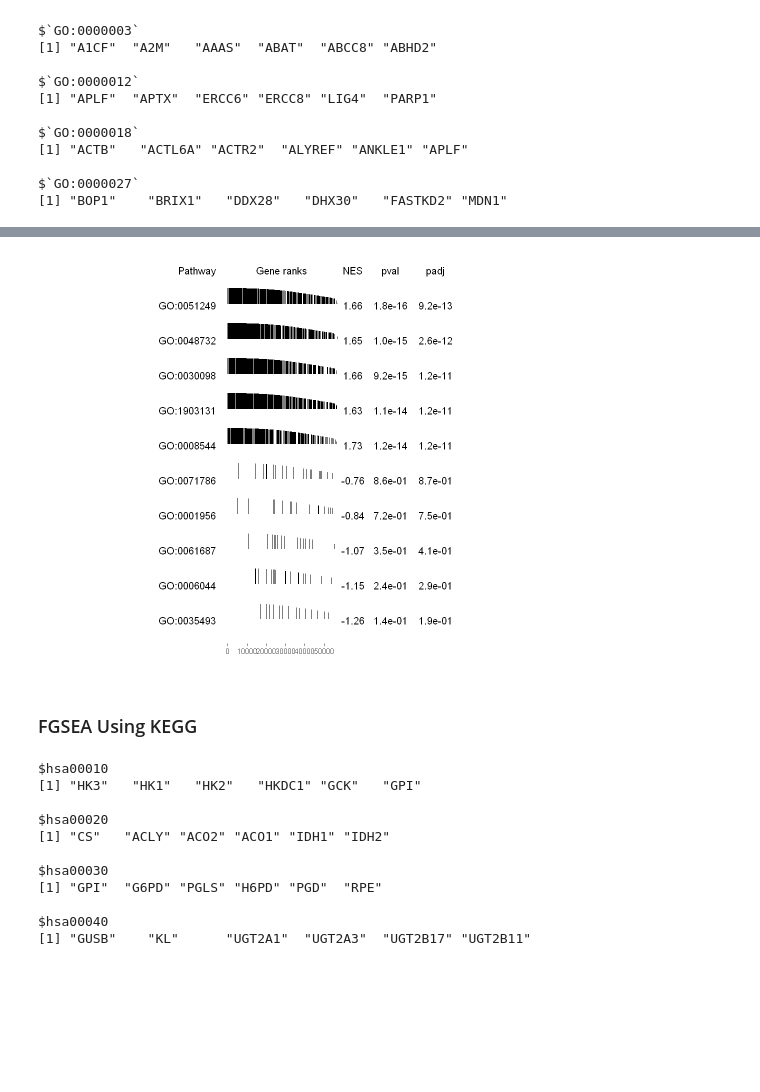
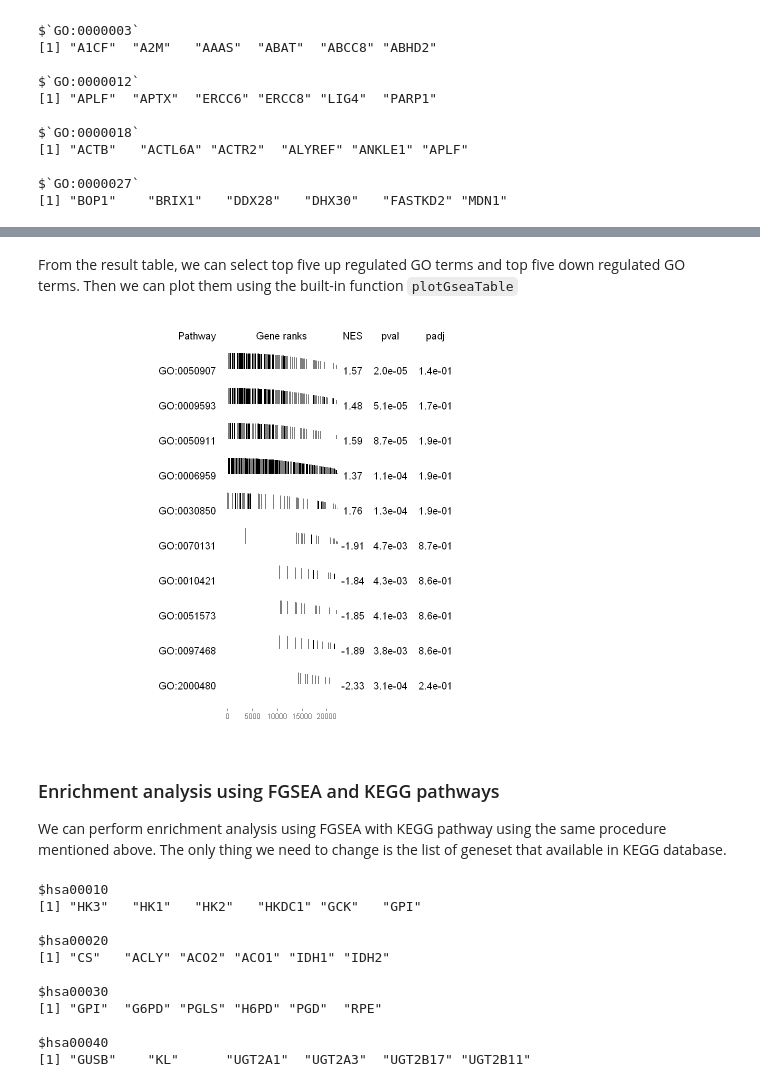
Before and after one commit to tinnlab/NOSI-Google-Cloud-Training, a Jupyter notebook: Module04-Pathway_Analysis.ipynb, the cells around one changed output, grey strips where cells are left out. Drawn from its saved outputs; the diff is of its cells as text; code cells hidden in the pictures; blank space fills up the shorter version.

```diff
--- a/Module04-Pathway_Analysis.ipynb
+++ b/Module04-Pathway_Analysis.ipynb
@@ -192,0 +39,6 @@ A data.frame: 6 × 3
+# %%
+probeIDs = DE.df$PROBEID
+suppressMessages({
+annotLookup <- AnnotationDbi::select(hgu133plus2.db, keys = probeIDs, columns = c('PROBEID','GENENAME','SYMBOL'))
+})
+head(annotLookup)
@@ -192,0 +57,8 @@ A data.frame: 6 × 3
+# %%
+DE.df = merge(annotLookup, DE.df, by="PROBEID")
+# %%
+# Remove NA gene symbol
+DE.df = DE.df[!is.na(DE.df$SYMBOL),]
+# Remove duplicated genes
+DE.df = DE.df[!duplicated(DE.df$SYMBOL,fromLast=FALSE),]
+head(DE.df)
@@ -223,7 +221,7 @@ suppressPackageStartupMessages({
 # %%
 # Get the gene list and their statistic from DE results
-stats = data$adj.P.Val
-names(stats) = data$SYMBOL
+stats = DE.df$adj.P.Val
+names(stats) = DE.df$SYMBOL
 head(stats)
 # %% [output]
      DDR1      RFC2     HSPA6      PAX8    GUCA1A      UBA7
@@ -286,13 +276,17 @@ A data.table: 6 × 7
+# %% [markdown]
+From the result table, we can select top five up regulated GO terms and top five down regulated GO terms. Then we can plot them using the built-in function `plotGseaTable`
 # %%
-topPathwaysUp <- fgseaRes[ES > 0][head(order(pval), n=5), pathway]
-topPathwaysDown <- fgseaRes[ES < 0][head(order(pval), n=5), pathway]
-topPathways <- c(topPathwaysUp, rev(topPathwaysDown))
-plotGseaTable(GO_term_hallmark[topPathways], stats, fgseaRes,
+topGOUp <- fgseaRes[ES > 0][head(order(pval), n=5), pathway]
+topGODown <- fgseaRes[ES < 0][head(order(pval), n=5), pathway]
+topGO <- c(topGOUp, rev(topGODown))
+plotGseaTable(GO_term_hallmark[topGO], stats, fgseaRes,
               gseaParam=0.5)
 # %% [output]
-[figure, old version]
+[figure, new version]
-# %% [markdown]
-### FGSEA Using KEGG
+# %% [markdown]
+### Enrichment analysis using FGSEA and KEGG pathways
+We can perform enrichment analysis using FGSEA with KEGG pathway using the same procedure mentioned above. The only thing we need to change is the
+list of geneset that available in KEGG database.
 # %%
 # Load the pathways into a named list
 KEGG_hallmark <- gmtPathways("./data/KEGG_pathways.gmt")
```
Also changed, not shown: parts of 111 cells of this notebook, 1 other file.
